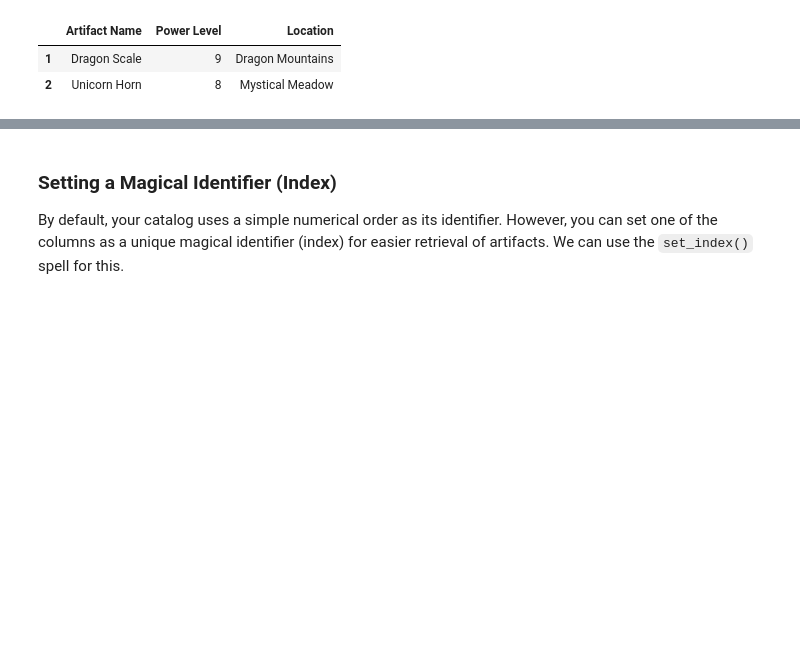
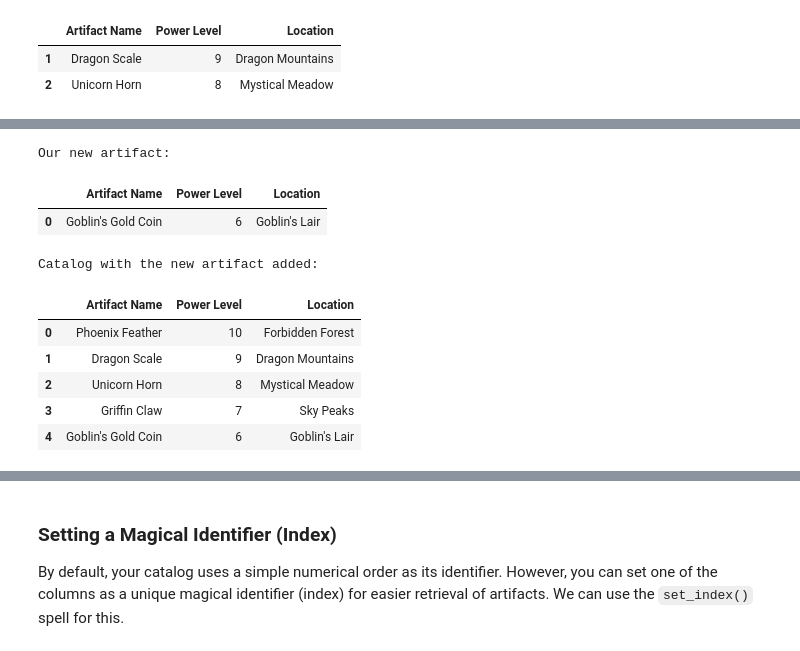
Before and after one commit to JulTob/Python, a Jupyter notebook: Pandas.ipynb, the cells around one changed output, grey strips where cells are left out. Drawn from its saved outputs; the diff is of its cells as text; code cells hidden in the pictures; blank space fills up the shorter version.

```diff
--- a/Pandas.ipynb
+++ b/Pandas.ipynb
@@ -231,0 +215,7 @@ Retrieving 'Power Level' and 'Location' for 'Dragon Scale' using loc:
+# %%
+data = {'Artifact Name': ['Phoenix Feather', 'Dragon Scale', 'Unicorn Horn', 'Griffin Claw'],
+        'Power Level': [10, 9, 8, 7],
+        'Location': ['Forbidden Forest', 'Dragon Mountains', 'Mystical Meadow', 'Sky Peaks']}
+magic_artifacts_df = pd.DataFrame(data)
+print("Behold! Your first magical catalog (DataFrame):")
+display(magic_artifacts_df)
@@ -231,0 +233,4 @@ Retrieving 'Power Level' and 'Location' for 'Dragon Scale' using loc:
+# %%
+print("\nSetting 'Artifact Name' as the magical identifier:")
+magic_artifacts_indexed_df = magic_artifacts_df.set_index('Artifact Name')
+display(magic_artifacts_indexed_df)
@@ -231,0 +249,25 @@ Retrieving 'Power Level' and 'Location' for 'Dragon Scale' using loc:
+# %%
+new_artifact_data = {'Artifact Name': ["Goblin's Gold Coin"],
+                     'Power Level': [6],
+                     'Location': ["Goblin's Lair"]}
+new_artifact_df = pd.DataFrame(new_artifact_data)
+
+print("\nOur new artifact:")
+display(new_artifact_df)
+
+# Concatenate the new artifact to the existing DataFrame
+magic_artifacts_df = pd.concat([magic_artifacts_df, new_artifact_df], ignore_index=True)
+
+print("\nCatalog with the new artifact added:")
+display(magic_artifacts_df)
+# %% [output]
+Our new artifact:
+|  | Artifact Name | Power Level | Location |
+| 0 | Goblin's Gold Coin | 6 | Goblin's Lair |
+Catalog with the new artifact added:
+|  | Artifact Name | Power Level | Location |
+| 0 | Phoenix Feather | 10 | Forbidden Forest |
+| 1 | Dragon Scale | 9 | Dragon Mountains |
+| 2 | Unicorn Horn | 8 | Mystical Meadow |
+| 3 | Griffin Claw | 7 | Sky Peaks |
+| 4 | Goblin's Gold Coin | 6 | Goblin's Lair |
```
Also changed, not shown: parts of 18 cells of this notebook.
